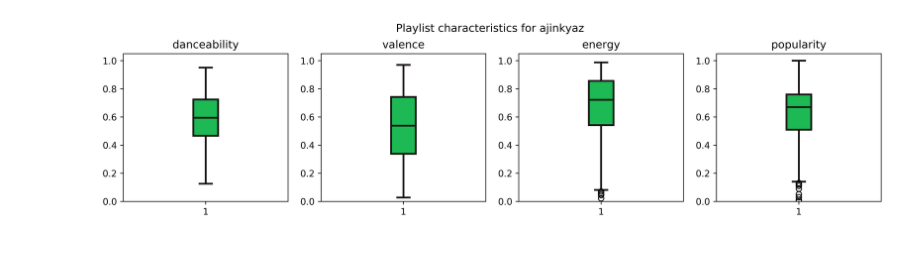
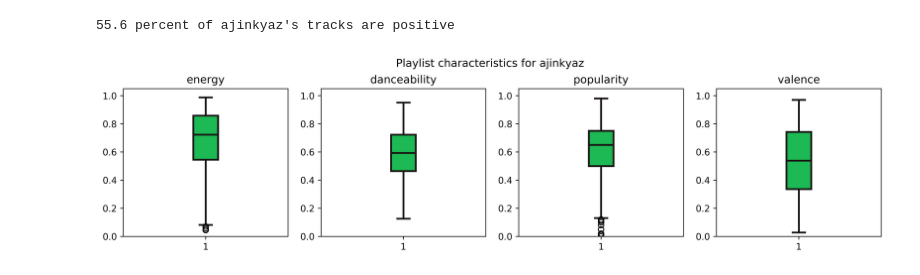
Before and after one commit to AjinkyaZ/spotify-data, a Jupyter notebook: notebooks/NB1.ipynb, the cells around one changed output. Saved outputs shown, nothing was run; the diff lists cells and outputs as text; code cells hidden in the pictures.

Commit message:
Audio features not separated dict within tracks; Artist info added

```diff
--- a/notebooks/NB1.ipynb
+++ b/notebooks/NB1.ipynb
@@ -163 +179,27 @@ Total tracks -- 375
 Total users -- 1
+# %%
+def top_artists(user_id, n=20):
+    artists = sorted(list(dataset.data_dict['users'][user_id]['artists'].items()),
+                     key=lambda x: -x[1])
+    #print(len(set([i[0] for i in artists])))
+    if n == -1:
+        return artists
+    else:
+        artists = [(dataset.data_dict['artists'][i[0]], i[1]) for i in artists[:n]]
+    return artists
+
+for user in dataset.data_dict['users']:
+    print(user)
+    x = set([i[0] for i in top_artists(user, -1)])
+    for user2 in dataset.data_dict['users']:
+        if user == user2:
+            continue
+        y = set([i[0] for i in top_artists(user2, -1)])
+        sim = round(2*len(x.intersection(y))/(len(x)+len(y)), 2) # sorensen-dice coeff
+        sim2 = round(len(x.intersection(y))/(len(x.union(y))), 2) # jaccard sim
+        print("Artist similarity score for %s and %s : %s (dice) OR %s (jaccard)"%(user, user2, sim, sim2))
+    print("")
+
+for user in dataset.data_dict['users']:
+    pprint(top_artists(user, 10))
+    print(" ")
@@ -164,47 +219,50 @@ Total users -- 1
 # %%
 user_stats = {}
-for user, user_tracks in dataset.data_dict['users'].items():
+for user in dataset.data_dict['users']:
+    user_tracks = dataset.data_dict['users'][user]['tracks']
     user_stats[user] = {'valence': [], 'popularity': [], 'energy': [], 'danceability': []}
     for i in list(set(user_tracks)):
         if i not in dataset.data_dict['tracks']: continue
-        val_track = dataset.data_dict['tracks'][i]['audio_feats']['valence']
+        val_track = dataset.data_dict['tracks'][i]['valence']
         pop_track = dataset.data_dict['tracks'][i]['popularity']
-        dance_track = dataset.data_dict['tracks'][i]['audio_feats']['danceability']
-        energy_track = dataset.data_dict['tracks'][i]['audio_feats']['energy']
+        dance_track = dataset.data_dict['tracks'][i]['danceability']
+        energy_track = dataset.data_dict['tracks'][i]['energy']
         user_stats[user]['valence'].append(val_track)
         user_stats[user]['popularity'].append(pop_track)
         user_stats[user]['danceability'].append(dance_track)
         user_stats[user]['energy'].append(energy_track)
-
     ax = {}
     fig = plt.figure(figsize=(15, 3), dpi=600)
     plt.suptitle('Playlist characteristics for %s'%user, verticalalignment='bottom')
 
     for k, v in user_stats[user].items():
         v = np.array(v)
         # print(len(v))
         num = 140+len(ax)+1 # 1 row, 4 cols, pos
-        if np.max(v)>10: # if values are in 0-100 range
-            v = v*0.01   # scale to 0 - 1
+        if k == 'valence':
+            pos_tracks = v[v>0.5]
+            percent_pos = round((pos_tracks.shape[0]/v.shape[0])*100, 1)
+            print("%s percent of %s's tracks are positive"%(percent_pos, user))
         ax[k] = fig.add_subplot(num)
         ax[k].set_ylim([0.0, 1.05])
         ax[k].title.set_text(k)
 
         #styling
         bp = ax[k].boxplot(v, patch_artist=True)
         for box in bp['boxes']:
             box.set_edgecolor(spotify_black)
             box.set_facecolor(spotify_green)
             box.set_linewidth(2)
         for med in bp['medians']:
             med.set_linewidth(2)
             med.set_color(spotify_black)
         for whisker in bp['whiskers']:
             whisker.set_linewidth(2)
             whisker.set_color(spotify_black)
         for cap in bp['caps']:
             cap.set_linewidth(2)
             cap.set_color(spotify_black)
     plt.show()
 # %% [output]
+55.6 percent of ajinkyaz's tracks are positive
-[figure, old version]
+[figure, new version]
```
Also changed, not shown: parts of 10 cells of this notebook, 3 other files.
